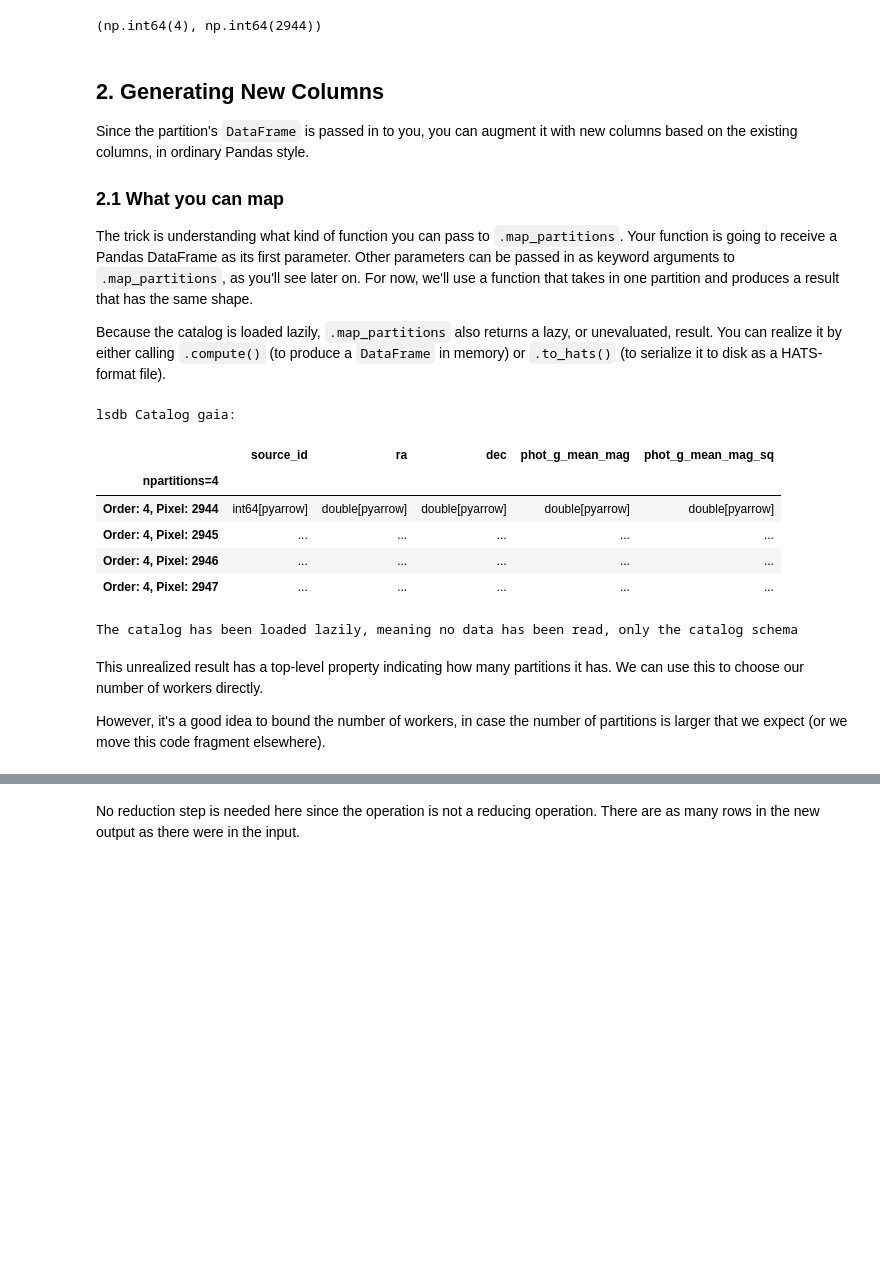
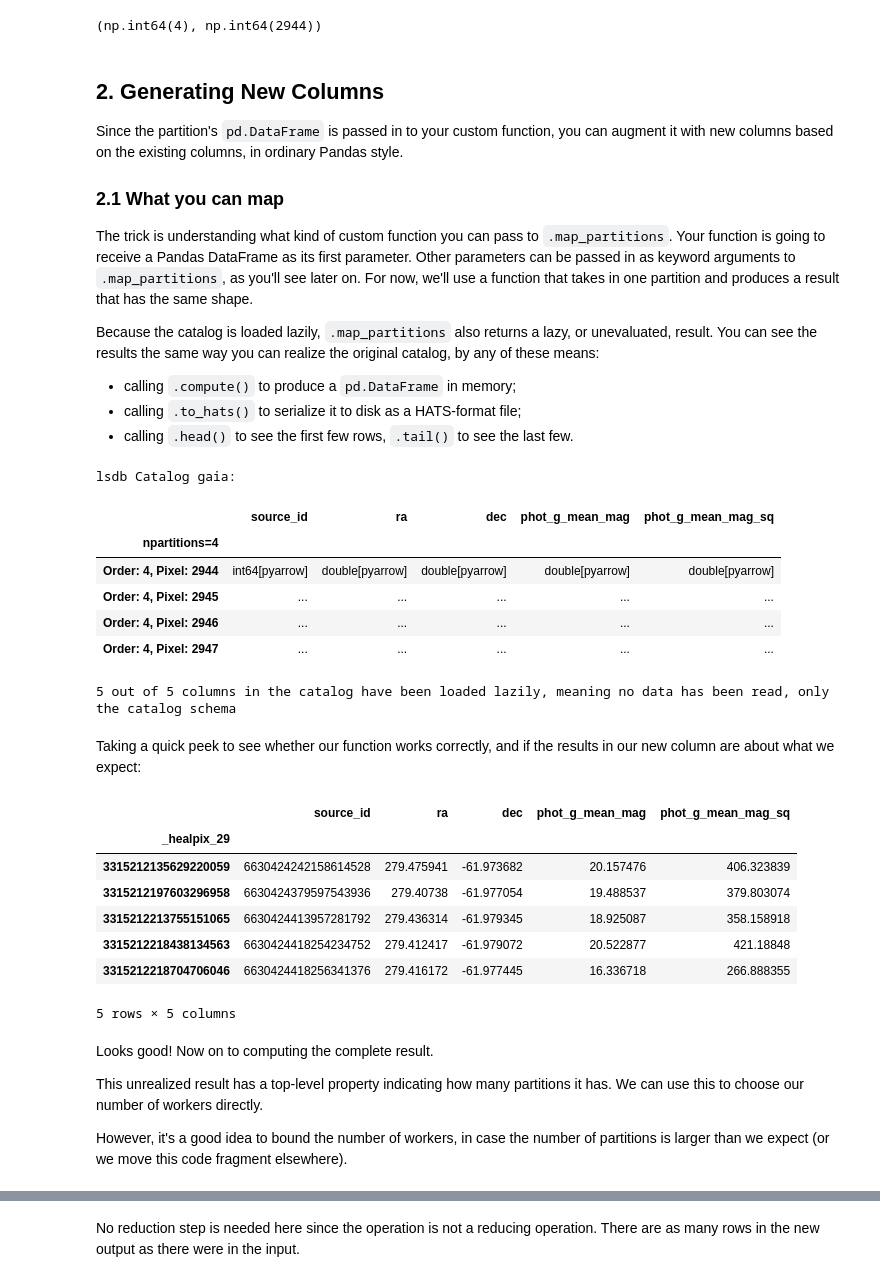
Before and after one commit to astronomy-commons/lsdb, a Jupyter notebook: docs/tutorials/pre_executed/map_partitions.ipynb, the cells around one changed output, grey strips where cells are left out. Drawn from its saved outputs; the diff is of its cells as text; code cells hidden in the pictures; blank space fills up the shorter version.

```diff
--- a/docs/tutorials/pre_executed/map_partitions.ipynb
+++ b/docs/tutorials/pre_executed/map_partitions.ipynb
@@ -44,10 +48,11 @@ warnings.filterwarnings("ignore", message="Port 8787 is already in use.")
 # %%
 import lsdb
 
-gaia_root = "https://data.lsdb.io/hats"
+# catalog_root = "https://data.lsdb.io/hats"
+catalog_root = "/data3/epyc/data3/hats/catalogs"
 gaia3 = lsdb.open_catalog(
-    f"{gaia_root}/gaia_dr3/gaia",
-    margin_cache=f"{gaia_root}/gaia_dr3/gaia_10arcs",
+    f"{catalog_root}/gaia_dr3",
+    margin_cache="gaia_10arcs",
     search_filter=lsdb.ConeSearch(ra=280, dec=-60, radius_arcsec=2 * 3600),
     columns=[
         "source_id",
@@ -83,13 +89,16 @@ px.order, px.pixel
 # %% [markdown]
 ## 2. Generating New Columns
 
-Since the partition's `DataFrame` is passed in to you, you can augment it with new columns based on the existing columns, in ordinary Pandas style.
+Since the partition's `pd.DataFrame` is passed in to your custom function, you can augment it with new columns based on the existing columns, in ordinary Pandas style.
 
 ### 2.1 What you can map
 
-The trick is understanding what kind of function you can pass to `.map_partitions`.  Your function is going to receive a Pandas DataFrame as its first parameter.  Other parameters can be passed in as keyword arguments to `.map_partitions`, as you'll see later on.  For now, we'll use a function that takes in one partition and produces a result that has the same shape.
+The trick is understanding what kind of custom function you can pass to `.map_partitions`.  Your function is going to receive a Pandas DataFrame as its first parameter.  Other parameters can be passed in as keyword arguments to `.map_partitions`, as you'll see later on.  For now, we'll use a function that takes in one partition and produces a result that has the same shape.
 
-Because the catalog is loaded lazily, `.map_partitions` also returns a lazy, or unevaluated, result.  You can realize it by either calling `.compute()` (to produce a `DataFrame` in memory) or `.to_hats()` (to serialize it to disk as a HATS-format file).
+Because the catalog is loaded lazily, `.map_partitions` also returns a lazy, or unevaluated, result.  You can see the results the same way you can realize the original catalog, by any of these means:
+  * calling `.compute()` to produce a `pd.DataFrame` in memory;
+  * calling `.to_hats()` to serialize it to disk as a HATS-format file;
+  * calling `.head()` to see the first few rows, `.tail()` to see the last few.
 # %%
 def mean_sq(df, pixel):
     df["phot_g_mean_mag_sq"] = df["phot_g_mean_mag"] ** 2
@@ -106,10 +115,26 @@ lsdb Catalog gaia:
 | Order: 4, Pixel: 2945 | ... | ... | ... | ... | ... |
 | Order: 4, Pixel: 2946 | ... | ... | ... | ... | ... |
 | Order: 4, Pixel: 2947 | ... | ... | ... | ... | ... |
-The catalog has been loaded lazily, meaning no data has been read, only the catalog schema
+5 out of 5 columns in the catalog have been loaded lazily, meaning no data has been read, only the catalog schema
+# %% [markdown]
+Taking a quick peek to see whether our function works correctly, and if the results in our new column are about what we expect:
+# %%
+head_5 = unrealized.head(5)
+head_5
+# %% [output]
+|  | source_id | ra | dec | phot_g_mean_mag | phot_g_mean_mag_sq |
+| _healpix_29 |  |  |  |  |  |
+| 3315212135629220059 | 6630424242158614528 | 279.475941 | -61.973682 | 20.157476 | 406.323839 |
+| 3315212197603296958 | 6630424379597543936 | 279.40738 | -61.977054 | 19.488537 | 379.803074 |
+| 3315212213755151065 | 6630424413957281792 | 279.436314 | -61.979345 | 18.925087 | 358.158918 |
+| 3315212218438134563 | 6630424418254234752 | 279.412417 | -61.979072 | 20.522877 | 421.18848 |
+| 3315212218704706046 | 6630424418256341376 | 279.416172 | -61.977445 | 16.336718 | 266.888355 |
+5 rows × 5 columns
 # %% [markdown]
+Looks good! Now on to computing the complete result.
+
 This unrealized result has a top-level property indicating how many partitions it has.  We can use this to choose our number of workers directly.
 
-However, it's a good idea to bound the number of workers, in case the number of partitions is larger that we expect (or we move this code fragment elsewhere).
+However, it's a good idea to bound the number of workers, in case the number of partitions is larger than we expect (or we move this code fragment elsewhere).
 # %%
 %%time
```
Also changed, not shown: parts of 49 cells of this notebook, 1 other file.
